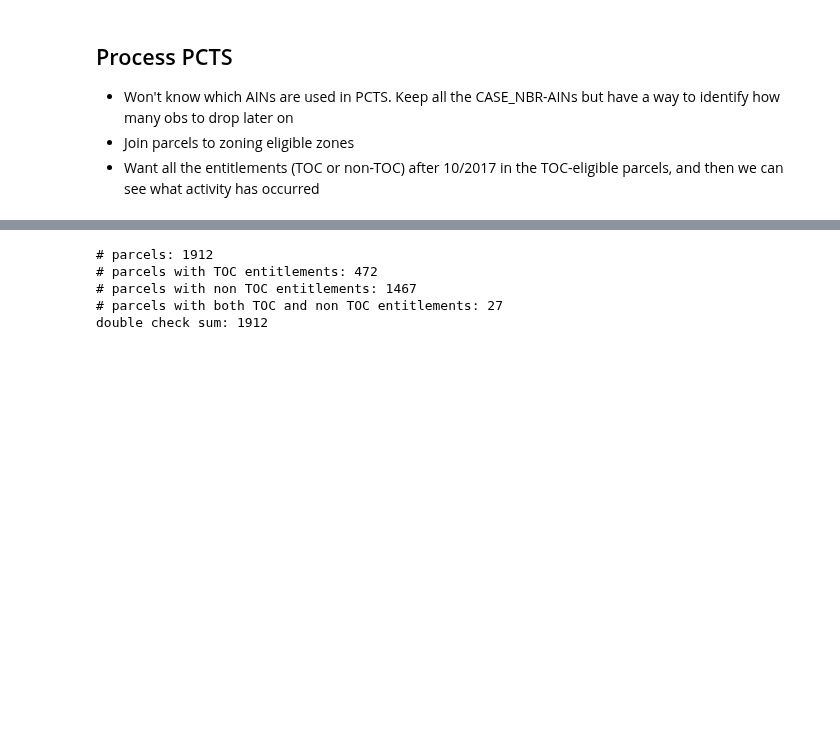
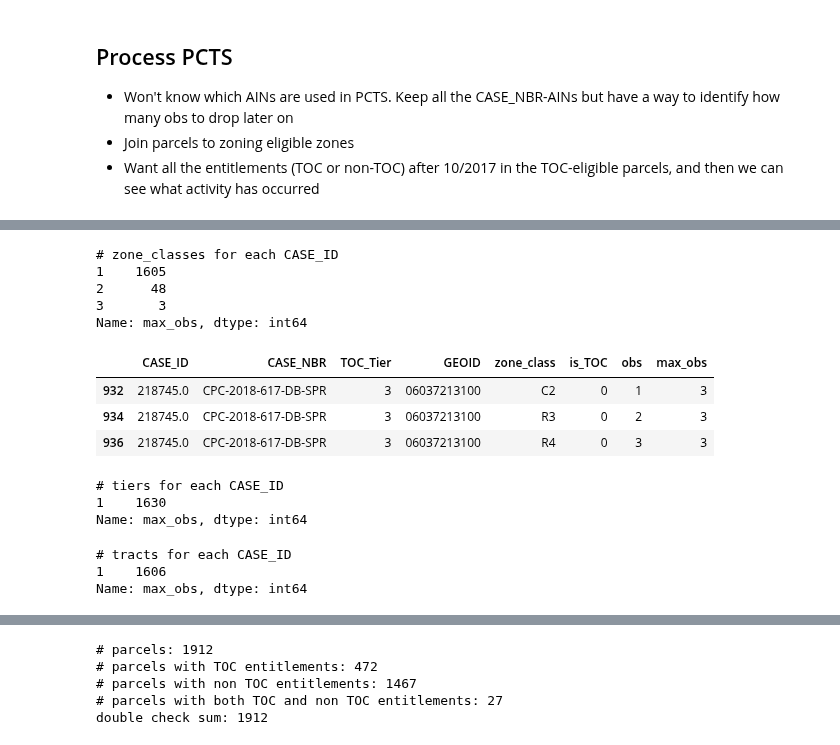
Before and after one commit to CityOfLosAngeles/planning-entitlements, a Jupyter notebook: notebooks/C1-build-toc-master.ipynb, the cells around one changed output, grey strips where cells are left out. Cells and saved outputs as stored; diff of their text form; code cells hidden in the pictures; blank space fills up the shorter version.

```diff
--- a/notebooks/C1-build-toc-master.ipynb
+++ b/notebooks/C1-build-toc-master.ipynb
@@ -230,0 +233,53 @@ s3.upload_file('../gis/intermediate/toc_eligible_parcels_with_entitlements.geojs
+# %%
+keep = ["CASE_ID", "CASE_NBR", "TOC_Tier", "GEOID", "zone_class", "is_TOC"]
+no_dups_by_tract_tier_zone = (df2[keep].drop_duplicates()
+                              .sort_values(["GEOID", "TOC_Tier", "zone_class"])
+                              .reset_index(drop=True)
+                             )
+
+group_cols = ["CASE_ID", "GEOID", "TOC_Tier"]
+print("# zone_classes for each CASE_ID")
+count_obs(no_dups_by_tract_tier_zone, group_cols)
+# A couple of cases touch 2 different zone_classes within same tract
+
+display(no_dups_by_tract_tier_zone[no_dups_by_tract_tier_zone.max_obs==3])
+# %% [output]
+# zone_classes for each CASE_ID
+1    1605
+2      48
+3       3
+Name: max_obs, dtype: int64
+|  | CASE_ID | CASE_NBR | TOC_Tier | GEOID | zone_class | is_TOC | obs | max_obs |
+| 932 | 218745.0 | CPC-2018-617-DB-SPR | 3 | 06037213100 | C2 | 0 | 1 | 3 |
+| 934 | 218745.0 | CPC-2018-617-DB-SPR | 3 | 06037213100 | R3 | 0 | 2 | 3 |
+| 936 | 218745.0 | CPC-2018-617-DB-SPR | 3 | 06037213100 | R4 | 0 | 3 | 3 |
+# %%
+keep = ["CASE_ID", "CASE_NBR", "TOC_Tier", "GEOID", "is_TOC"]
+no_dups_by_tract_tier = (df2[keep].drop_duplicates()
+                              .sort_values(["GEOID", "TOC_Tier"])
+                              .reset_index(drop=True)
+                             )
+
+group_cols = ["CASE_ID", "GEOID", "TOC_Tier"]
+print("# tiers for each CASE_ID")
+count_obs(no_dups_by_tract_tier, group_cols)
+# Cases always fall within the same tract-tier.
+# %% [output]
+# tiers for each CASE_ID
+1    1630
+Name: max_obs, dtype: int64
+# %%
+keep = ["CASE_ID", "CASE_NBR", "GEOID", "is_TOC"]
+no_dups_by_tract = (df2[keep].drop_duplicates()
+                              .sort_values(["GEOID"])
+                              .reset_index(drop=True)
+                             )
+
+group_cols = ["CASE_ID", "GEOID"]
+print("# tracts for each CASE_ID")
+count_obs(no_dups_by_tract, group_cols)
+# Cases always fall within the same tract.
+# %% [output]
+# tracts for each CASE_ID
+1    1606
+Name: max_obs, dtype: int64
```
Also changed, not shown: parts of 19 cells of this notebook.
